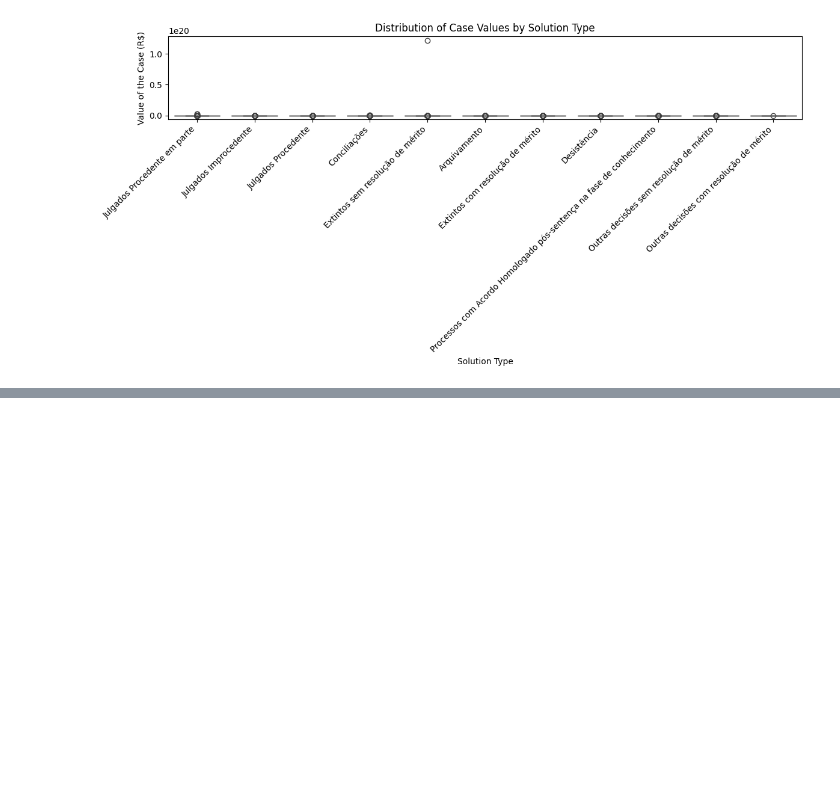
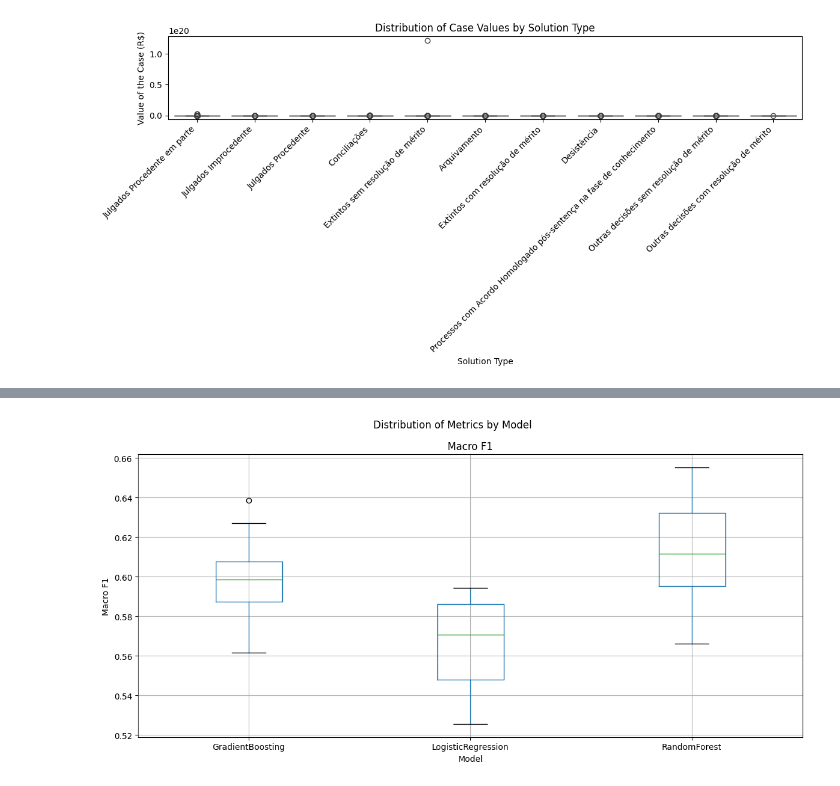
Before and after one commit to LuisEduardoF/ConciliamentoTRT, a Jupyter notebook: EDA/analysis.ipynb, the cells around one changed output, grey strips where cells are left out. Cells and saved outputs as stored; diff of their text form; code cells hidden in the pictures; blank space fills up the shorter version.

```diff
--- a/EDA/analysis.ipynb
+++ b/EDA/analysis.ipynb
@@ -17,3 +17,6 @@ plt.tight_layout()
 plt.show()
 # %% [output]
 [figure]
+# %%
+df_results = pd.read_csv("../classical_analysis/results/window_classification_results.csv")
+df_results
@@ -19,0 +41,23 @@ plt.show()
+# %%
+import pandas as pd
+import matplotlib.pyplot as plt
+# Set figure size
+plt.figure(figsize=(12, 6))
+ax = plt.gca()
+
+# Create boxplot
+# If you intended to use overall accuracy in place of macro_avg_accuracy:
+metrics = {
+    "Macro F1": "macro_avg_f1"
+}
+
+df_results.boxplot(column=col, by="model", ax=ax)
+ax.set_title(title)
+ax.set_xlabel("Model")
+ax.set_ylabel(title)
+
+plt.suptitle("Distribution of Metrics by Model")
+plt.tight_layout()
+plt.show()
+# %% [output]
+[figure, added]
```
Also changed, not shown: parts of 1 cell of this notebook, 7 other files.
